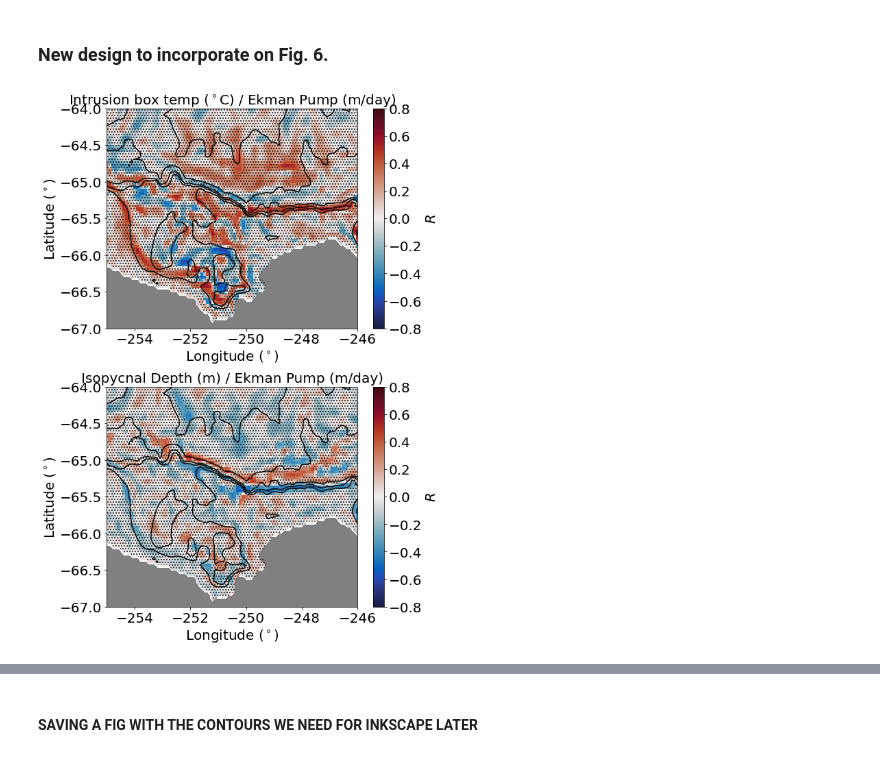
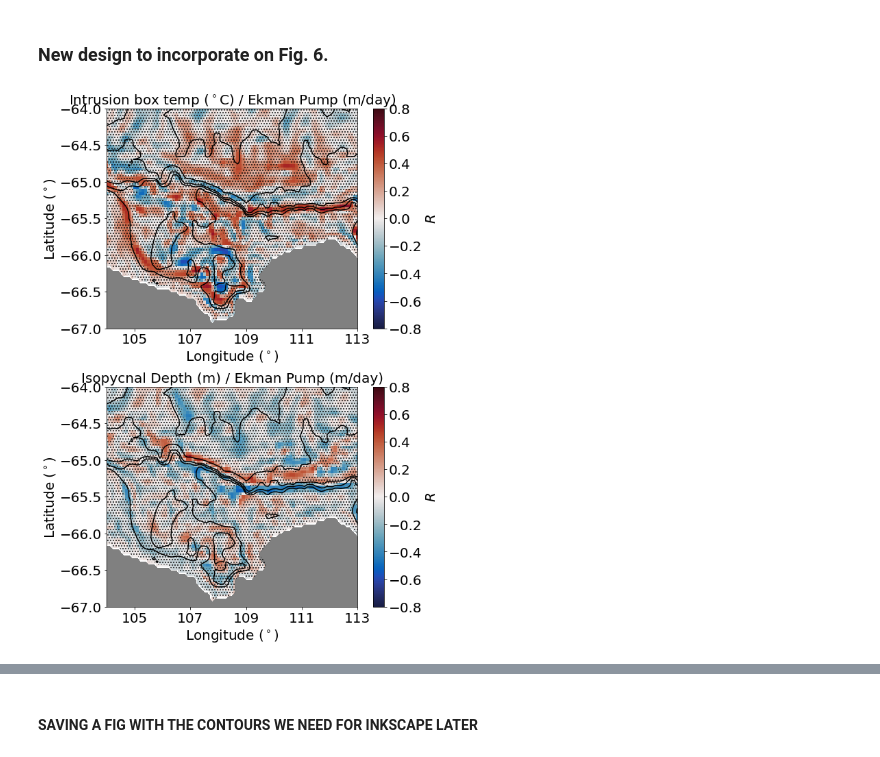
Before and after one commit to ribeiron/ScriptsChapter3, a Jupyter notebook: Fig7a-c.ipynb, the cells around one changed output, grey strips where cells are left out. Cells and saved outputs as stored; diff of their text form; code cells hidden in the pictures.

```diff
--- a/Fig7a-c.ipynb
+++ b/Fig7a-c.ipynb
@@ -1579,11 +1610,6 @@ plt.rcParams['hatch.color'] = 'k'
 cs = plt.contourf(t_statistic_temp.xu_ocean,t_statistic_temp.yu_ocean,t_statistic_temp.where(significance_temp == 0),
                   colors='k',alpha=0.0,zorder=2,hatches=['...'])
 
-#plt.plot([-252.7,-252.7],[-65.35, -65.1],color='lime',linestyle='--',linewidth=4)
-#plt.plot([-251.7,-251.7],[-65.35, -65.1],color='lime',linestyle='--',linewidth=4)
-#plt.plot([-252.7,-251.7],[-65.1, -65.1],color='lime',linestyle='--',linewidth=4)
-#plt.plot([-252.7,-251.7],[-65.35, -65.35],color='lime',linestyle='--',linewidth=4)
-#plt.plot([-252.7,-250.1],[-64.8,-65.2],color='blueviolet',linestyle='--',linewidth=5)
 cbar=plt.colorbar(pc,orientation='vertical',extend='neither')
 #cbar.ax.locator_params(nbins=8)
 cbar.set_label('$R$',fontsize=fontsize,labelpad=5)
@@ -1598,8 +1624,7 @@ plt.title('Intrusion box temp ($^\circ$C) / Ekman Pump (m/day)',fontsize=fontsiz
 plt.tick_params(labelsize=fontsize)
 plt.ylabel('Latitude ($^\circ$)',fontsize=fontsize)
 plt.xlabel('Longitude ($^\circ$)',fontsize=fontsize)
-ax1.set_xticklabels([-255+359,-254+359,-252+359,-250+359,-248+359,-246+359])
-#ax1.set_xticklabels([-255+359,-254+359,-253+359,-252+
+ax0.set_xticklabels([-255+359,-254+359,-252+359,-250+359,-248+359,-246+359])
 
 ax0=plt.subplot(434)
 pc = plt.pcolormesh(cor_ekman.xu_ocean,cor_ekman.yu_ocean,
@@ -1608,32 +1633,32 @@ pc = plt.pcolormesh(cor_ekman.xu_ocean,cor_ekman.yu_ocean,
 
 # hatching where not significant:
 plt.rcParams['hatch.linewidth'] = 1
 plt.rcParams['hatch.color'] = 'k'
 cs = plt.contourf(t_statistic_ek.xu_ocean,t_statistic_ek.yu_ocean,t_statistic_ek.where(significance_ek == 0),
                   colors='k',alpha=0.0,zorder=2,hatches=['...'])
 
 cbar=plt.colorbar(pc,orientation='vertical',extend='neither')
 #cbar.ax.locator_params(nbins=8)
 cbar.set_label('$R$',fontsize=fontsize,labelpad=5)
 cbar.ax.tick_params(labelsize=20)
 #plt.plot([-252.1,-250.1],[-64.8,-65.1],color='darkorange',linestyle='-',linewidth=3)
 plt.contour(hu.xu_ocean,hu.yu_ocean,hu,levels=[500,700,1000,2000,3000],colors='k',linewidth=1)
 #plt.contour(ht2.xt_ocean,ht2.yt_ocean,ht2,levels=[1000,2000],colors='blueviolet',linewidth=1)
 plt.contourf(hu.xu_ocean,hu.yu_ocean,land_mask,colors='grey')
 plt.ylim((-67, -64))
 plt.xlim((-255, -246))
 plt.ylabel('Latitude [$^\circ$S]')
 plt.xlabel('Longitude [$^\circ$E]')
 plt.title('Isopycnal Depth (m) / Ekman Pump (m/day)',fontsize=fontsize)
 plt.tick_params(labelsize=fontsize)
 plt.ylabel('Latitude ($^\circ$)',fontsize=fontsize)
 plt.xlabel('Longitude ($^\circ$)',fontsize=fontsize)
-ax1.set_xticklabels([-255+359,-254+359,-252+359,-250+359,-248+359,-246+359])
+ax0.set_xticklabels([-255+359,-254+359,-252+359,-250+359,-248+359,-246+359])
 #ax1.set_xticklabels([-255+359,-254+359,-253+359,-252+359,-251+359,-250+359,-249+359,-248+359,-247+359,-247+359,-246+359])
 
 fig.tight_layout()
 figdir = '/g/data/v45/ns3783/ScriptsChapter3/Figures'
 filestr = figdir+'/Fig7_ch4_spatialekman_new_design_for_fig6.png'
 plt.savefig(filestr,dpi=600,bbox_inches='tight')
 # %% [output]
-[figure, old version]
+[figure, new version]
```
Also changed, not shown: parts of 13 cells of this notebook, 2 other files.
